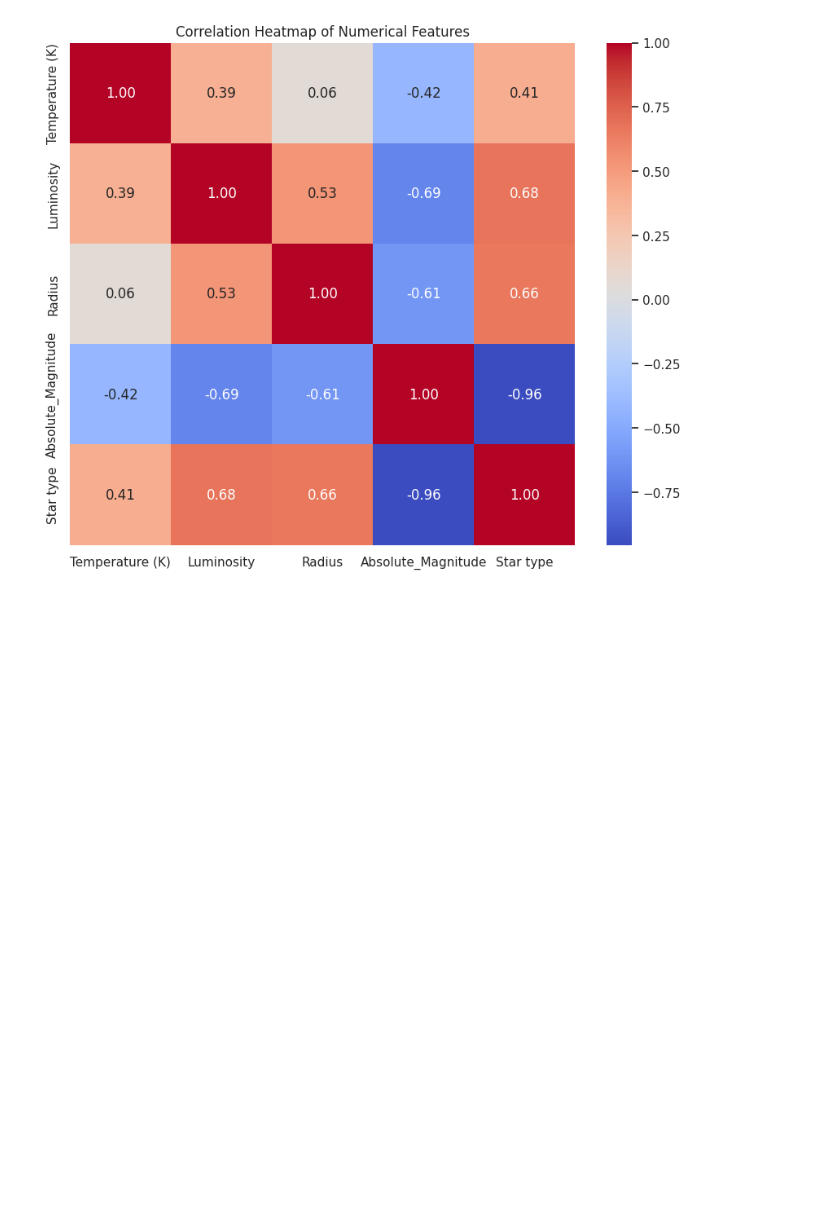
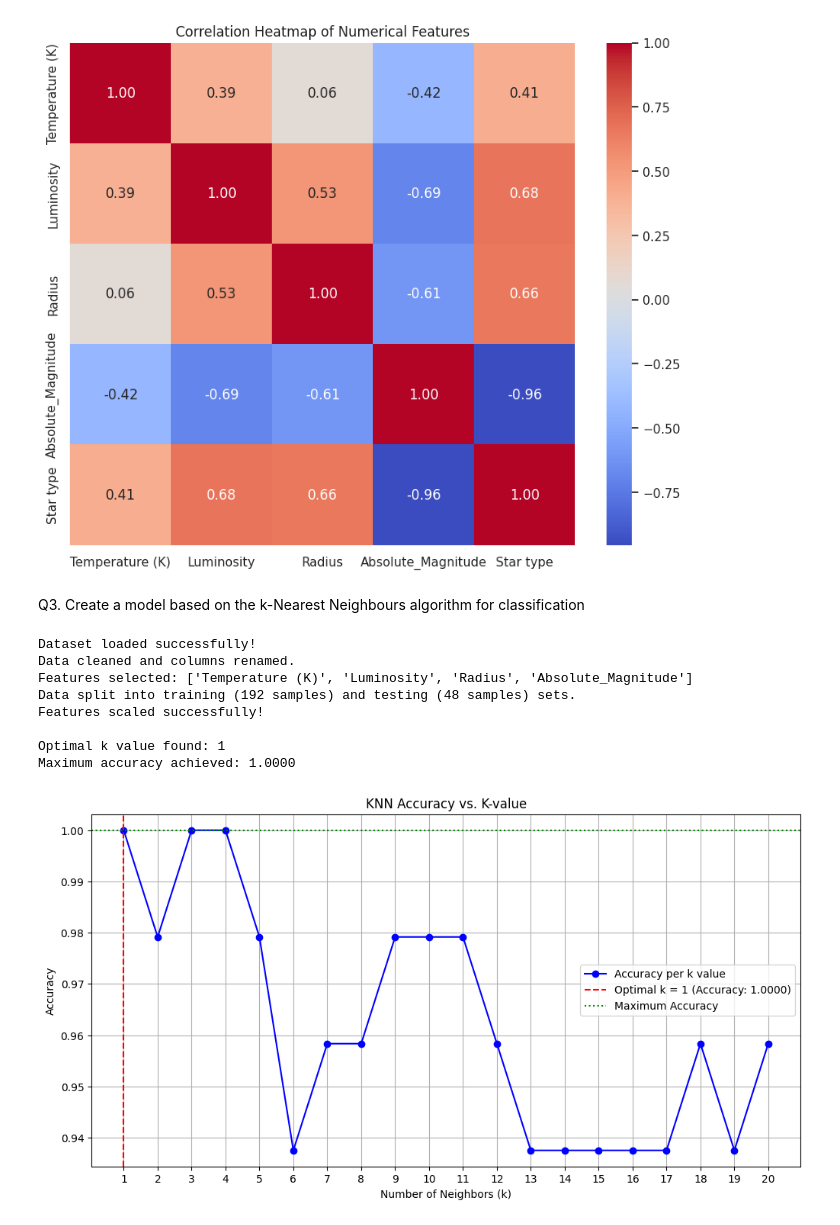
Before and after one commit to HassanKulu/AI-Coursework-2025, a Jupyter notebook: Stars_Classification.ipynb, the cells around one changed output. Cells and saved outputs as stored; diff of their text form; code cells hidden in the pictures; blank space fills up the shorter version.

```diff
--- a/Stars_Classification.ipynb
+++ b/Stars_Classification.ipynb
@@ -195,3 +195,80 @@ plt.title('Correlation Heatmap of Numerical Features')
 plt.show()
 # %% [output]
 [figure]
+# %% [markdown]
+Q3. Create a model based on the k-Nearest Neighbours algorithm for classification
+# %%
+# --- 1. Data Loading and Cleaning ---
+url = "https://raw.githubusercontent.com/YBIFoundation/Dataset/main/Stars.csv"
+try:
+    df = pd.read_csv(url)
+    print("Dataset loaded successfully!")
+except Exception as e:
+    print(f"Error loading dataset: {e}")
+
+# Apply cleaning steps
+df['Star color'] = df['Star color'].str.strip().str.replace('Blue-white', 'Blue-White')
+df.rename(columns={
+    'Luminosity (L/Lo)': 'Luminosity',
+    'Radius (R/Ro)': 'Radius',
+    'Absolute magnitude (Mv)': 'Absolute_Magnitude'
+}, inplace=True)
+print("Data cleaned and columns renamed.")
+
+# --- 2. Feature Selection and Target Variable ---
+feature_columns = ['Temperature (K)', 'Luminosity', 'Radius', 'Absolute_Magnitude']
+X = df[feature_columns]
+y = df['Star type']
+print(f"Features selected: {feature_columns}")
+
+# --- 3. Split Data into Training and Testing Sets ---
+X_train, X_test, y_train, y_test = train_test_split(X, y, test_size=0.2, random_state=42)
+print(f"Data split into training ({len(X_train)} samples) and testing ({len(X_test)} samples) sets.")
+
+# --- 4. Scale Features using StandardScaler ---
+scaler = StandardScaler()
+X_train_scaled = scaler.fit_transform(X_train)
+X_test_scaled = scaler.transform(X_test)
+print("Features scaled successfully!")
+
+# --- 5. Determine Optimal K for KNN ---
+accuracy_scores = []
+k_range = range(1, 21)
+
+for k in k_range:
+    knn = KNeighborsClassifier(n_neighbors=k)
+    knn.fit(X_train_scaled, y_train)
+    y_pred = knn.predict(X_test_scaled)
+    accuracy = accuracy_score(y_test, y_pred)
+    accuracy_scores.append(accuracy)
+
+optimal_k_index = accuracy_scores.index(max(accuracy_scores))
+optimal_k = k_range[optimal_k_index]
+max_accuracy = max(accuracy_scores)
+
+print(f"\nOptimal k value found: {optimal_k}")
+print(f"Maximum accuracy achieved: {max_accuracy:.4f}")
+
+# --- 6. Visualize Optimal K ---
+plt.figure(figsize=(12, 6))
+plt.plot(k_range, accuracy_scores, marker='o', linestyle='-', color='blue', label='Accuracy per k value')
+plt.axvline(x=optimal_k, color='red', linestyle='--', label=f'Optimal k = {optimal_k} (Accuracy: {max_accuracy:.4f})')
+plt.axhline(y=max_accuracy, color='green', linestyle=':', label='Maximum Accuracy')
+
+plt.title('KNN Accuracy vs. K-value')
+plt.xlabel('Number of Neighbors (k)')
+plt.ylabel('Accuracy')
+plt.xticks(list(k_range))
+plt.grid(True)
+plt.legend()
+plt.show()
+# %% [output]
+Dataset loaded successfully!
+Data cleaned and columns renamed.
+Features selected: ['Temperature (K)', 'Luminosity', 'Radius', 'Absolute_Magnitude']
+Data split into training (192 samples) and testing (48 samples) sets.
+Features scaled successfully!
+
+Optimal k value found: 1
+Maximum accuracy achieved: 1.0000
+[figure, added]
```
Also changed, not shown: parts of 1 cell of this notebook.
